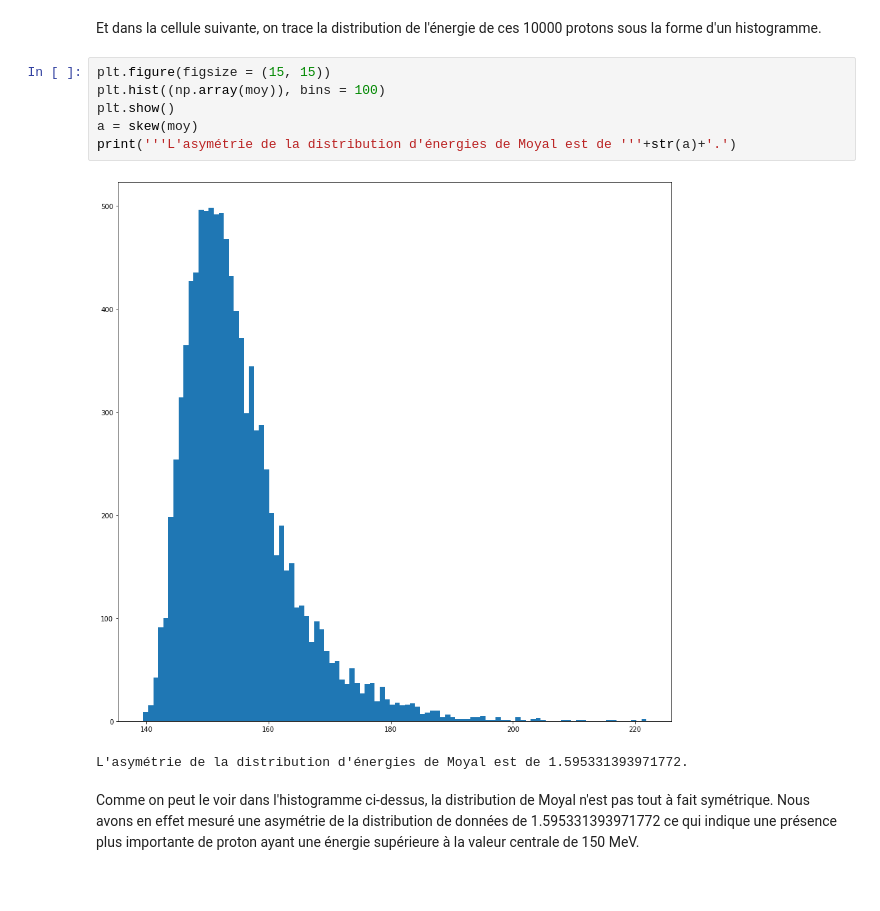
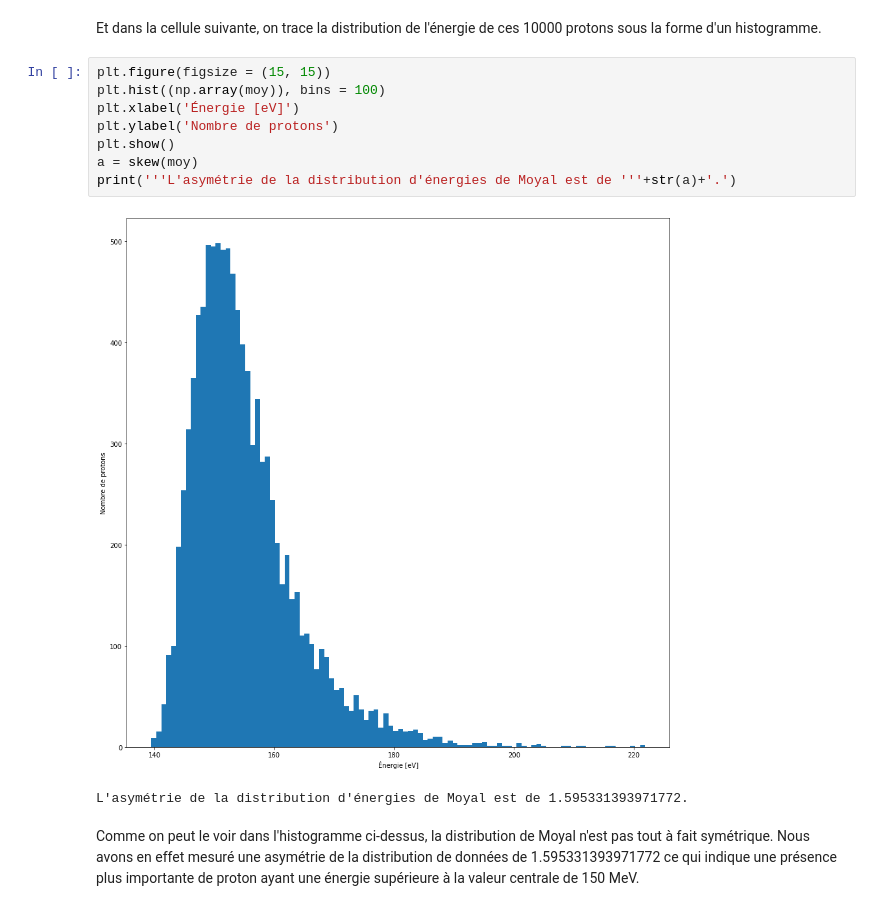
Before and after one commit to lb0918/TP1-de-physnum, a Jupyter notebook: Propre.ipynb, the cells around one changed output. Saved outputs shown, nothing was run; the diff lists cells and outputs as text.

```diff
--- a/Propre.ipynb
+++ b/Propre.ipynb
@@ -648,11 +648,13 @@ Et dans la cellule suivante, on trace la distribution de l'énergie de ces 10000
 # %%
 plt.figure(figsize = (15, 15))
 plt.hist((np.array(moy)), bins = 100)
+plt.xlabel('Énergie [eV]')
+plt.ylabel('Nombre de protons')
 plt.show()
 a = skew(moy)
 print('''L'asymétrie de la distribution d'énergies de Moyal est de '''+str(a)+'.')
 # %% [output]
-[figure, old version]
+[figure, new version]
 L'asymétrie de la distribution d'énergies de Moyal est de 1.595331393971772.
 # %% [markdown]
 Comme on peut le voir dans l'histogramme ci-dessus, la distribution de Moyal n'est pas tout à fait symétrique. Nous avons en effet mesuré une asymétrie de la distribution de données de 1.595331393971772 ce qui indique une présence plus importante de proton ayant une énergie supérieure à la valeur centrale de 150 MeV.
```
Also changed, not shown: parts of 17 cells of this notebook, 1 other file.
